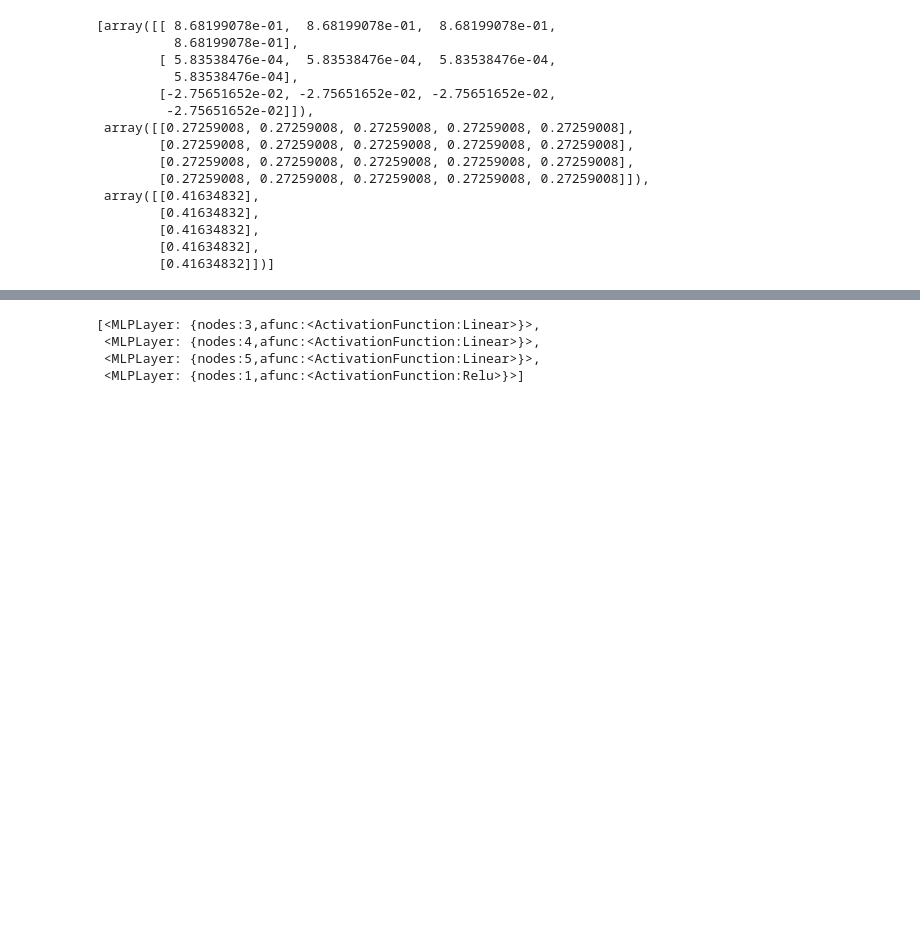
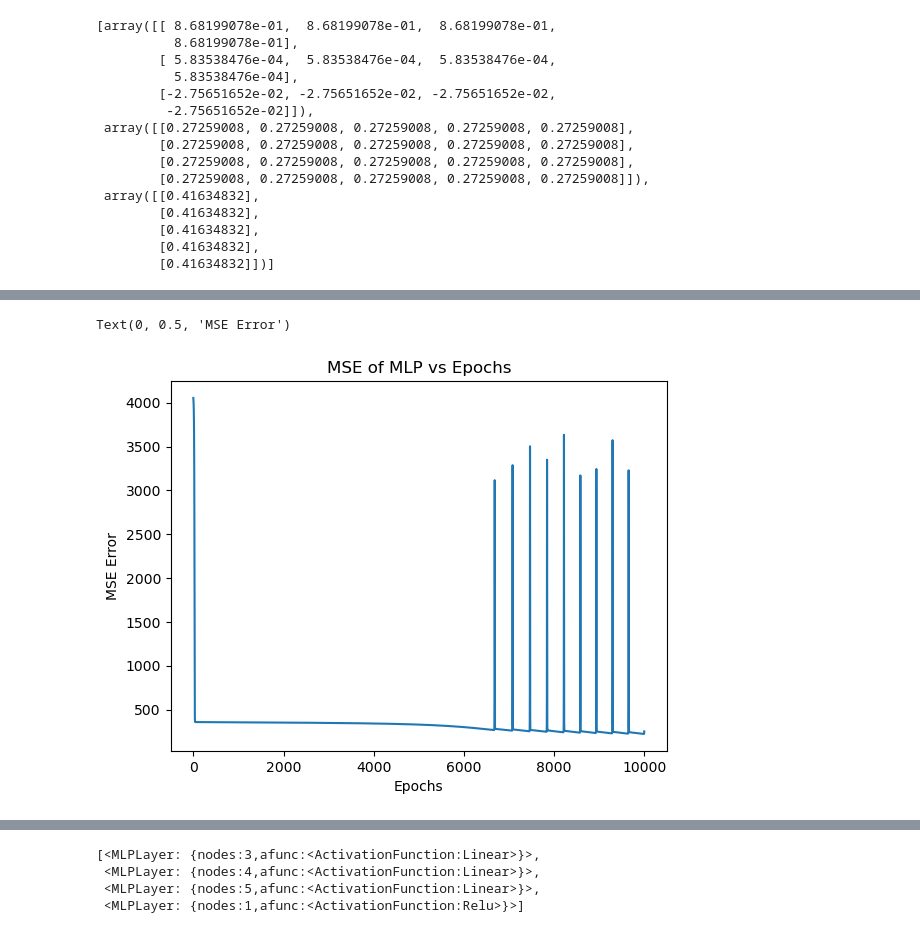
Before and after one commit to justing0909/DS4420_transit_delay_prediction, a Jupyter notebook: DS4420-Project-MLP.ipynb, the cells around one changed output, grey strips where cells are left out. Saved outputs shown, nothing was run; the diff lists cells and outputs as text; code cells hidden in the pictures; blank space fills up the shorter version.

```diff
--- a/DS4420-Project-MLP.ipynb
+++ b/DS4420-Project-MLP.ipynb
@@ -455,3 +478,14 @@ mlp.weights
         [0.41634832],
         [0.41634832],
         [0.41634832]])]
+# %%
+mlp = MLP()
+mlp.add_layer(5,LinearAF()) # input x
+mlp.add_layer(10,LinearAF())   # hidden layer #1
+mlp.add_layer(20,LinearAF())   # hidden layer #2
+mlp.add_layer(1,ReluAF())   # prediction f_w(x)
+mlp._init_weights()
+
+e_list = mlp.gd(x.T,y.T,
+                eta=0.00000001,
+                iters=10000,debug=False)
@@ -457,0 +512,9 @@ mlp.weights
+# %%
+# plot the change in error over iterations
+plt.plot(e_list)
+plt.title("MSE of MLP vs Epochs")
+plt.xlabel("Epochs")
+plt.ylabel("MSE Error")
+# %% [output]
+Text(0, 0.5, 'MSE Error')
+[figure, added]
```
Also changed, not shown: parts of 24 cells of this notebook.
